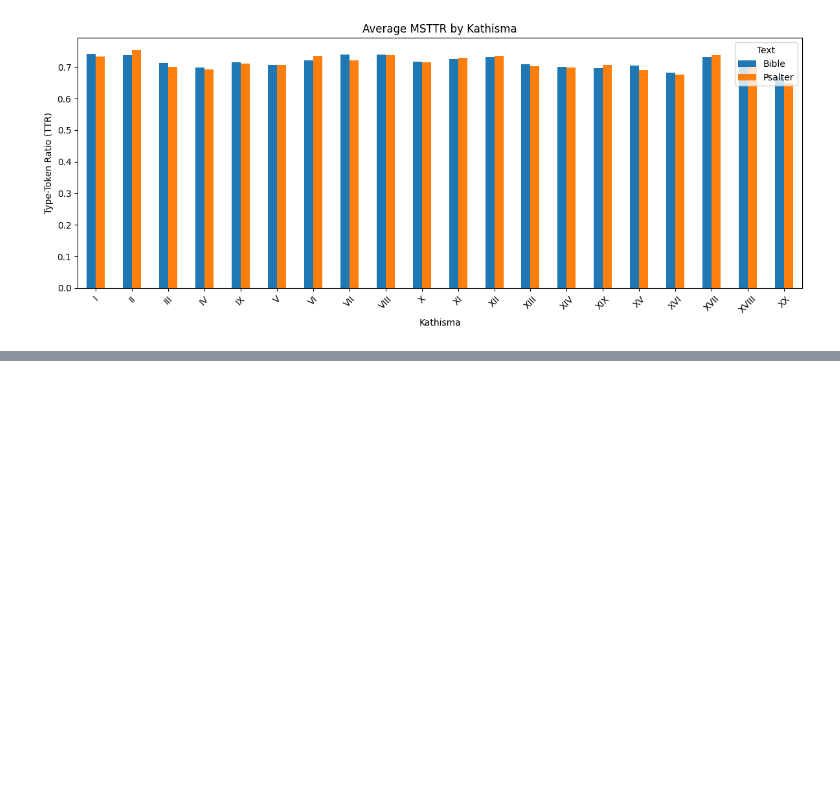
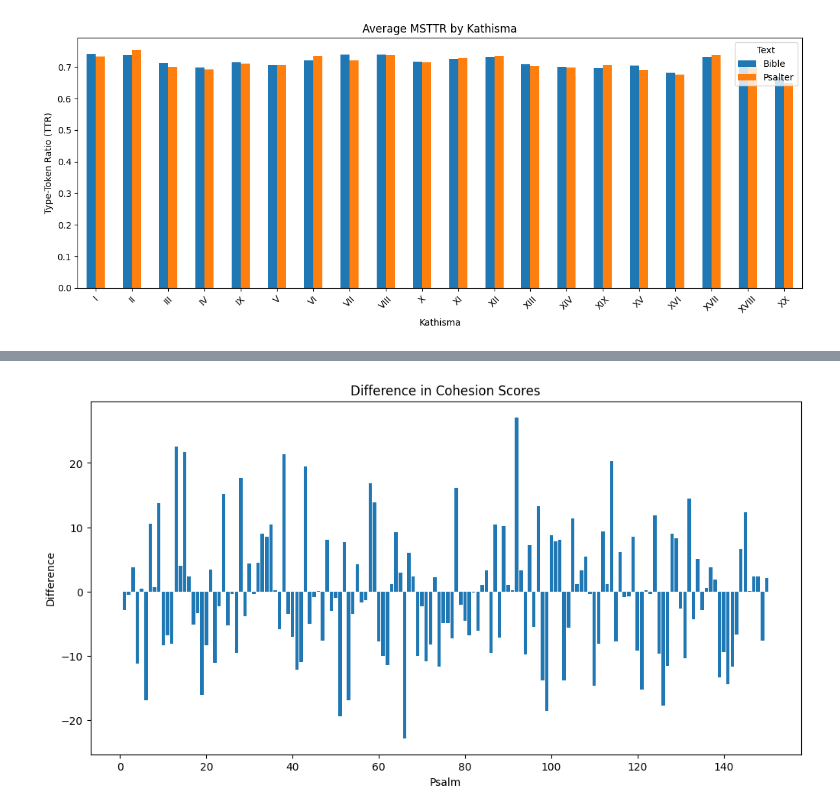
Before and after one commit to cwc09262/psalms-text-comparison, a Jupyter notebook: translationese.ipynb, the cells around one changed output, grey strips where cells are left out. Drawn from its saved outputs; the diff is of its cells as text; code cells hidden in the pictures; blank space fills up the shorter version.

```diff
--- a/translationese.ipynb
+++ b/translationese.ipynb
@@ -550,0 +519,4 @@ cohesion_compare["Difference"].mean()
+# %%
+cohesion_compare["Difference"] = cohesion_compare["Bible"] - cohesion_compare["Psalter"]
+
+cohesion_compare["Difference"].describe()
@@ -550,0 +568,9 @@ cohesion_compare["Difference"].mean()
+# %%
+plt.figure(figsize=(12, 6))
+plt.bar(cohesion_compare.index, cohesion_compare['Difference'])
+plt.xlabel('Psalm')
+plt.ylabel('Difference')
+plt.title('Difference in Cohesion Scores')
+plt.show()
+# %% [output]
+[figure, added]
```
Also changed, not shown: parts of 24 cells of this notebook, 1 other file.
